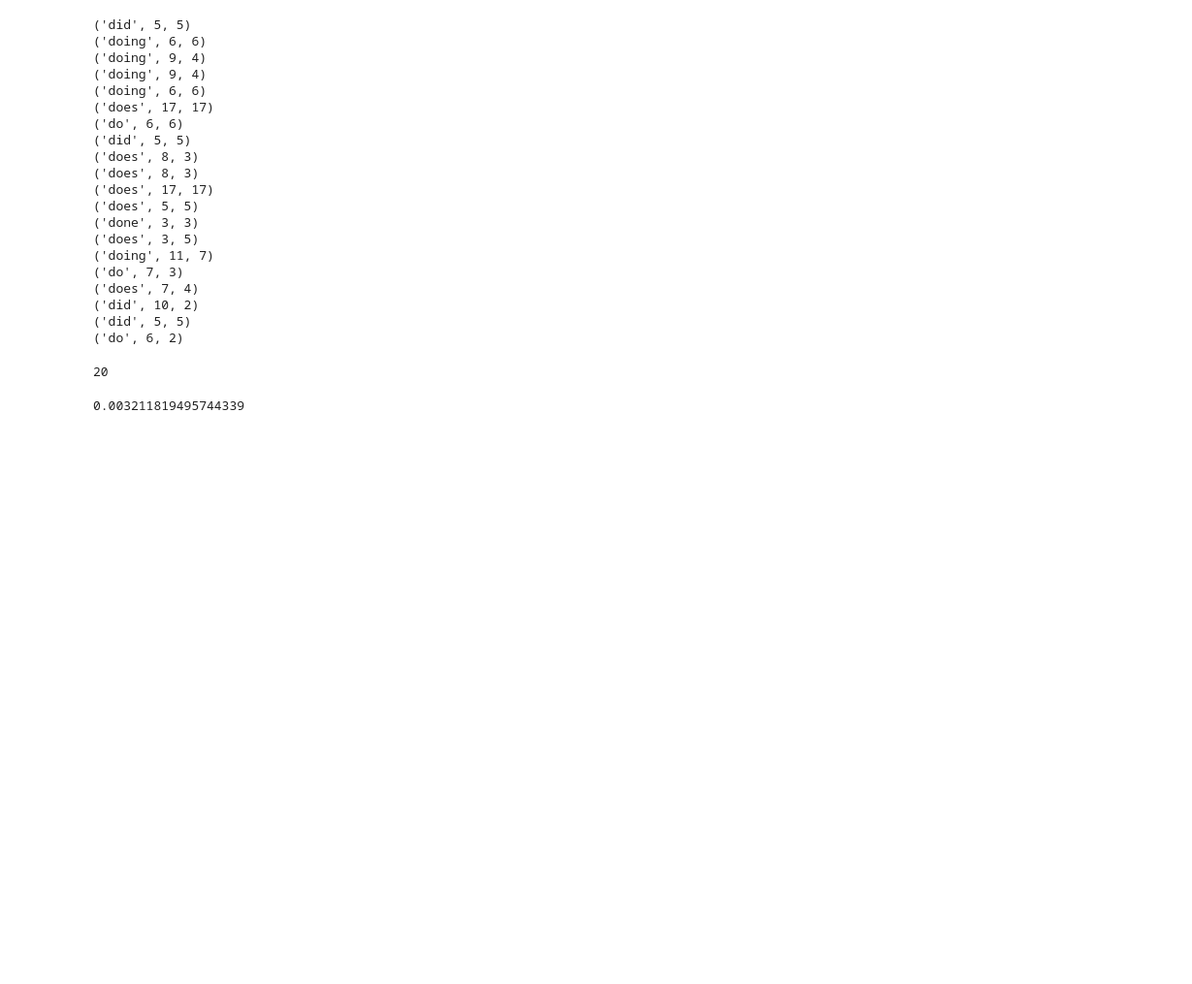
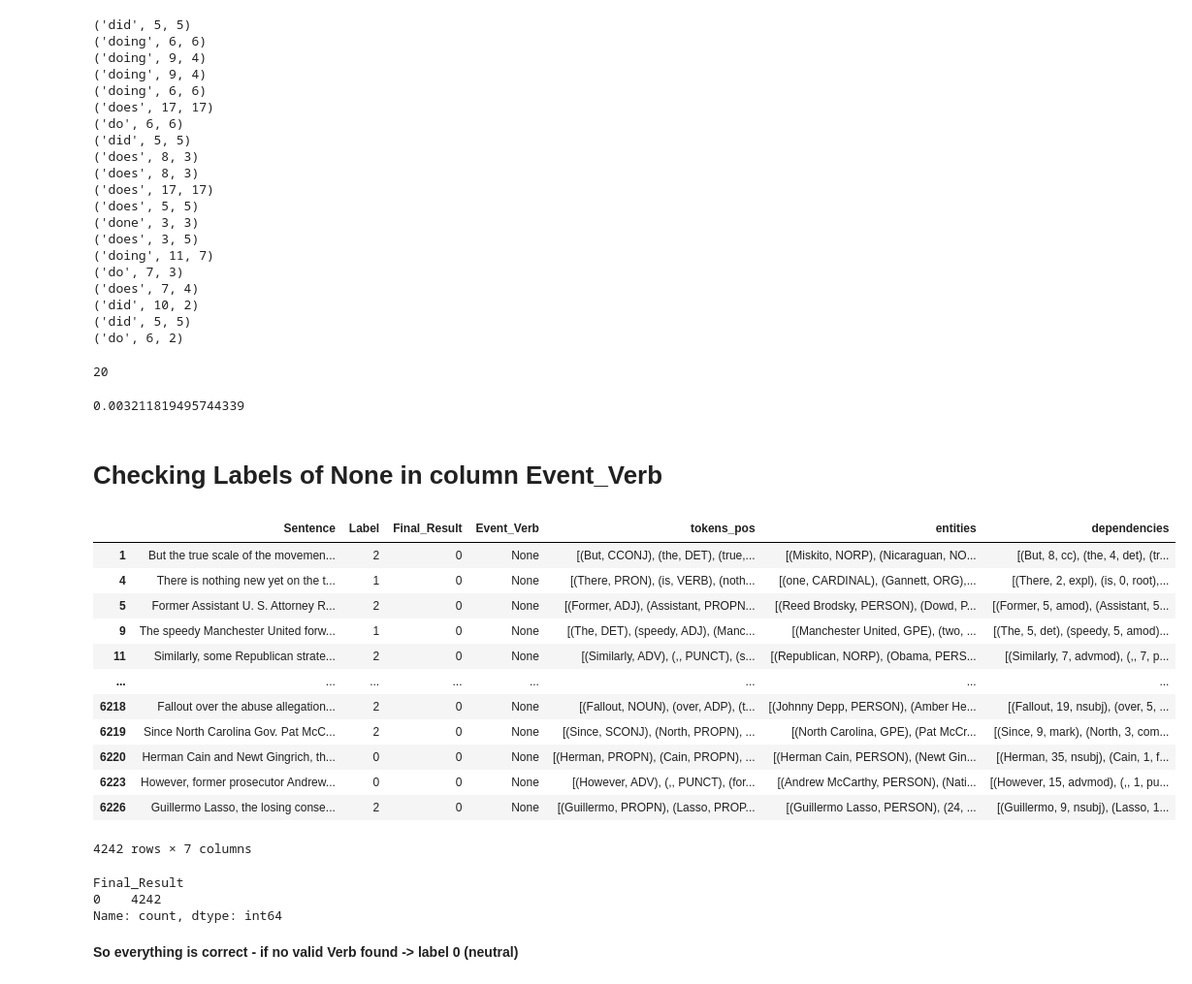
Before and after one commit to anastasia-belkina/Master-Thesis, a Jupyter notebook: Rule-Based Classifier/RB_Classifier_train_valid_third_model_1_df_29_09.ipynb, the cells around one changed output. Shown at 97% size. Saved outputs shown, nothing was run; the diff lists cells and outputs as text; code cells hidden in the pictures; blank space fills up the shorter version.

```diff
--- a/Rule-Based Classifier/RB_Classifier_train_valid_third_model_1_df_29_09.ipynb
+++ b/Rule-Based Classifier/RB_Classifier_train_valid_third_model_1_df_29_09.ipynb
@@ -873,3 +865,31 @@ counter
 counter / shuffled_df.shape[0]
 # %% [output]
 0.003211819495744339
+# %% [markdown]
+# Checking Labels of None in column Event_Verb
+# %%
+rows_with_none = shuffled_df[shuffled_df['Event_Verb'].isnull()]
+# %%
+rows_with_none
+# %% [output]
+|  | Sentence | Label | Final_Result | Event_Verb | tokens_pos | entities | dependencies |
+| 1 | But the true scale of the movemen... | 2 | 0 | None | [(But, CCONJ), (the, DET), (true,... | [(Miskito, NORP), (Nicaraguan, NO... | [(But, 8, cc), (the, 4, det), (tr... |
+| 4 | There is nothing new yet on the t... | 1 | 0 | None | [(There, PRON), (is, VERB), (noth... | [(one, CARDINAL), (Gannett, ORG),... | [(There, 2, expl), (is, 0, root),... |
+| 5 | Former Assistant U. S. Attorney R... | 2 | 0 | None | [(Former, ADJ), (Assistant, PROPN... | [(Reed Brodsky, PERSON), (Dowd, P... | [(Former, 5, amod), (Assistant, 5... |
+| 9 | The speedy Manchester United forw... | 1 | 0 | None | [(The, DET), (speedy, ADJ), (Manc... | [(Manchester United, GPE), (two, ... | [(The, 5, det), (speedy, 5, amod)... |
+| 11 | Similarly, some Republican strate... | 2 | 0 | None | [(Similarly, ADV), (,, PUNCT), (s... | [(Republican, NORP), (Obama, PERS... | [(Similarly, 7, advmod), (,, 7, p... |
+| ... | ... | ... | ... | ... | ... | ... | ... |
+| 6218 | Fallout over the abuse allegation... | 2 | 0 | None | [(Fallout, NOUN), (over, ADP), (t... | [(Johnny Depp, PERSON), (Amber He... | [(Fallout, 19, nsubj), (over, 5, ... |
+| 6219 | Since North Carolina Gov. Pat McC... | 2 | 0 | None | [(Since, SCONJ), (North, PROPN), ... | [(North Carolina, GPE), (Pat McCr... | [(Since, 9, mark), (North, 3, com... |
+| 6220 | Herman Cain and Newt Gingrich, th... | 0 | 0 | None | [(Herman, PROPN), (Cain, PROPN), ... | [(Herman Cain, PERSON), (Newt Gin... | [(Herman, 35, nsubj), (Cain, 1, f... |
+| 6223 | However, former prosecutor Andrew... | 0 | 0 | None | [(However, ADV), (,, PUNCT), (for... | [(Andrew McCarthy, PERSON), (Nati... | [(However, 15, advmod), (,, 1, pu... |
+| 6226 | Guillermo Lasso, the losing conse... | 2 | 0 | None | [(Guillermo, PROPN), (Lasso, PROP... | [(Guillermo Lasso, PERSON), (24, ... | [(Guillermo, 9, nsubj), (Lasso, 1... |
+4242 rows × 7 columns
+# %%
+rows_with_none["Final_Result"].value_counts()
+# %% [output]
+Final_Result
+0    4242
+Name: count, dtype: int64
+# %% [markdown]
+**So everything is correct - if no valid Verb found -> label 0 (neutral)**
```
Also changed, not shown: parts of 8 cells of this notebook.
